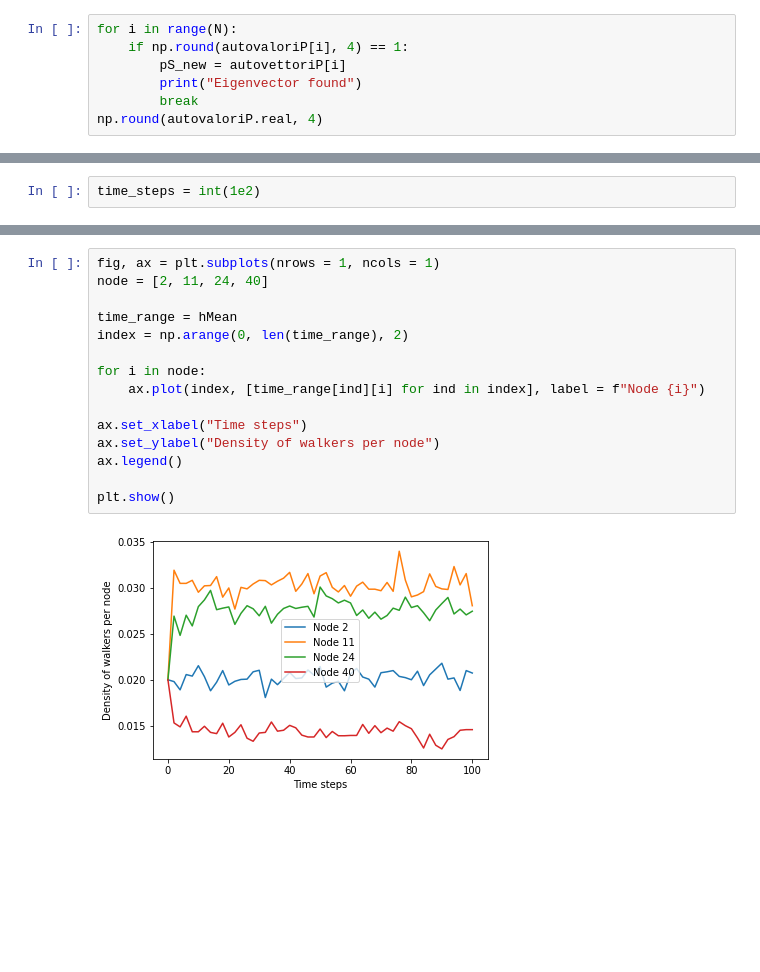
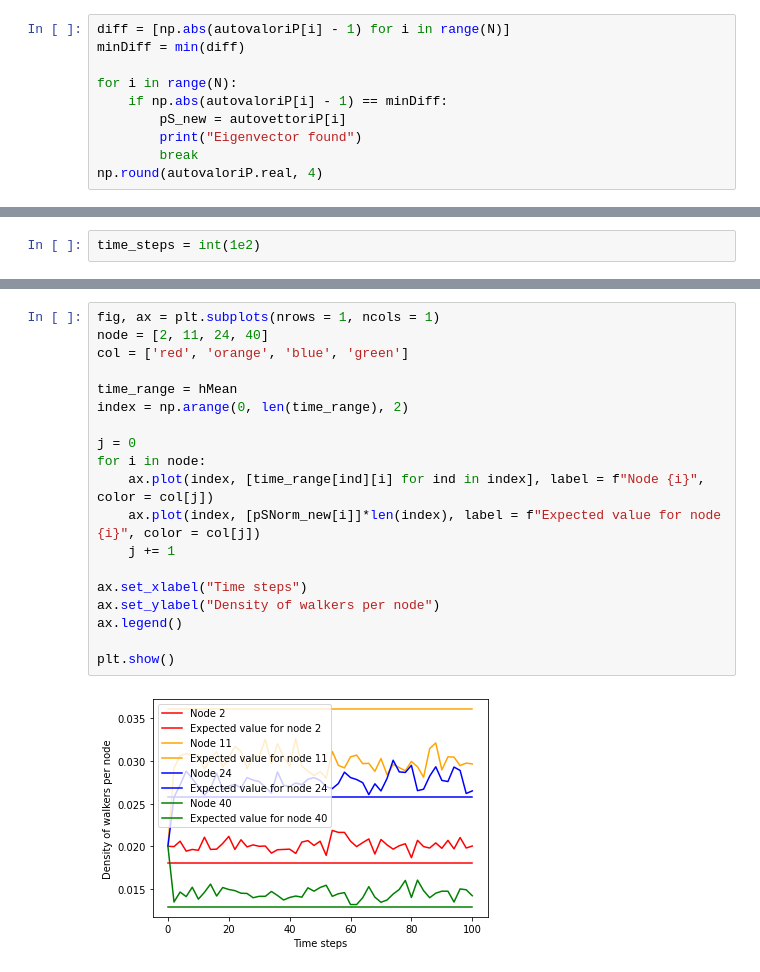
Before and after one commit to Ferri-00/Esame-Complessi, a Jupyter notebook: LinkRemovalErdosRenyi.ipynb, the cells around one changed output, grey strips where cells are left out. Cells and saved outputs as stored; diff of their text form; blank space fills up the shorter version.

```diff
--- a/LinkRemovalErdosRenyi.ipynb
+++ b/LinkRemovalErdosRenyi.ipynb
@@ -130,8 +130,11 @@ matrixP = np.array(P_new)
 autovaloriP, autovettoriP = np.linalg.eig(np.transpose(matrixP))
 autovettoriP = np.transpose(autovettoriP)
 # %%
+diff = [np.abs(autovaloriP[i] - 1) for i in range(N)]
+minDiff = min(diff)
+
 for i in range(N):
-    if np.round(autovaloriP[i], 4) == 1:
+    if np.abs(autovaloriP[i] - 1) == minDiff:
         pS_new = autovettoriP[i]
         print("Eigenvector found")
         break
@@ -270,17 +291,21 @@ plt.show()
 # %%
 fig, ax = plt.subplots(nrows = 1, ncols = 1)
 node = [2, 11, 24, 40]
+col = ['red', 'orange', 'blue', 'green']
 
 time_range = hMean
 index = np.arange(0, len(time_range), 2)
 
+j = 0
 for i in node:
-    ax.plot(index, [time_range[ind][i] for ind in index], label = f"Node {i}")
+    ax.plot(index, [time_range[ind][i] for ind in index], label = f"Node {i}", color = col[j])
+    ax.plot(index, [pSNorm_new[i]]*len(index), label = f"Expected value for node {i}", color = col[j])
+    j += 1
 
 ax.set_xlabel("Time steps")
 ax.set_ylabel("Density of walkers per node")
 ax.legend()
 
 plt.show()
 # %% [output]
-[figure, old version]
+[figure, new version]
```
Also changed, not shown: parts of 9 cells of this notebook, 1 other file.
